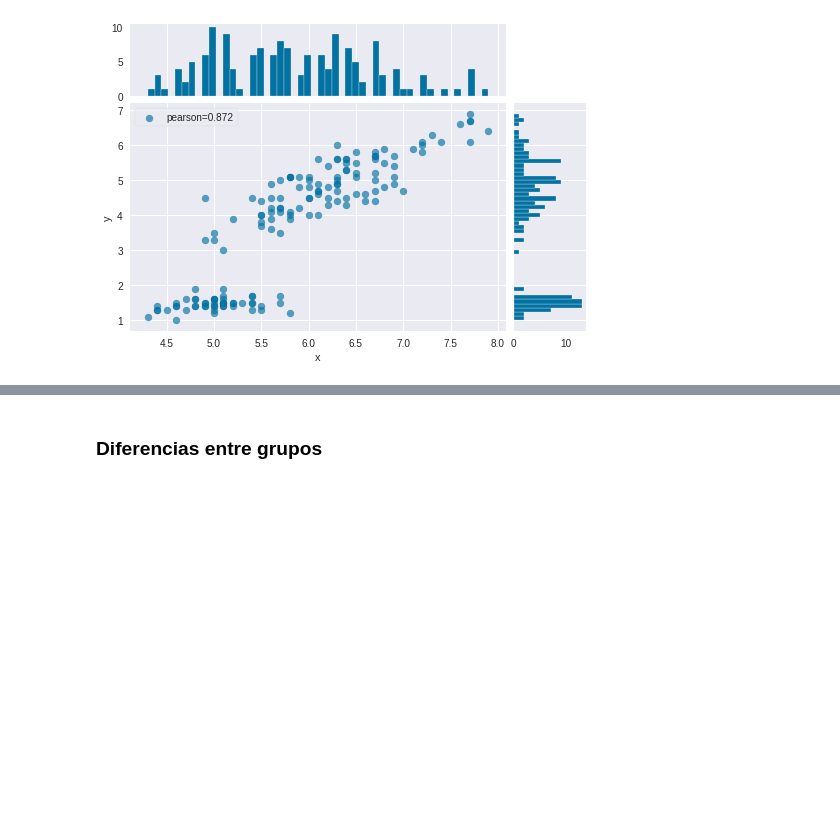
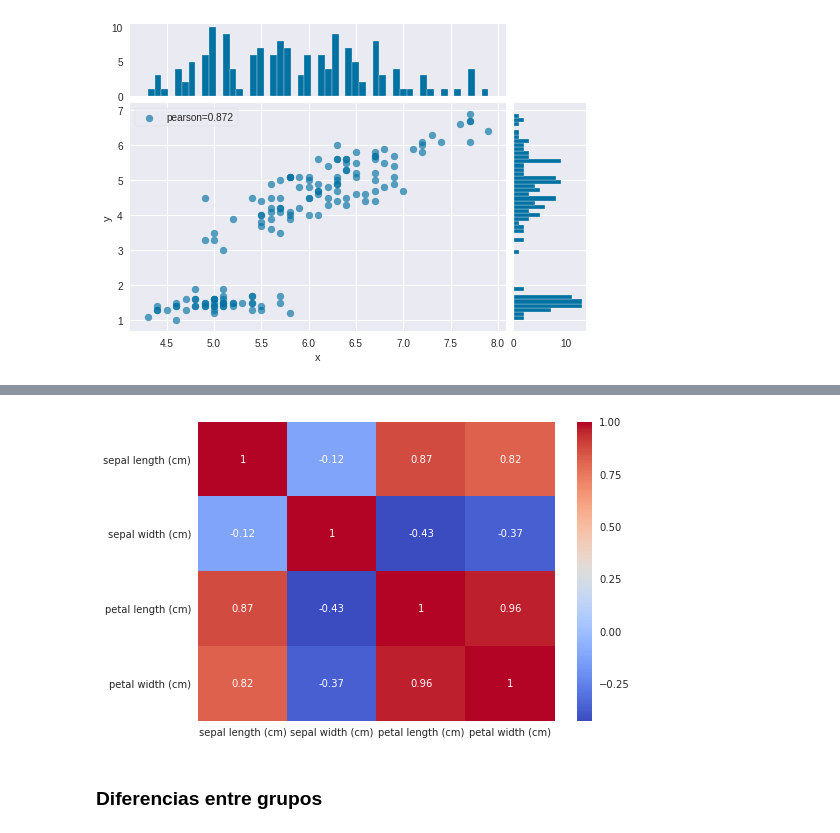
Before and after one commit to imarranz/eda-course, a Jupyter notebook: ipynb/presentation.ipynb, the cells around one changed output, grey strips where cells are left out. Cells and saved outputs as stored; diff of their text form; code cells hidden in the pictures; blank space fills up the shorter version.

```diff
--- a/ipynb/presentation.ipynb
+++ b/ipynb/presentation.ipynb
@@ -220,3 +232,8 @@ TABLA: Correlación entre variables.
+# %%
+sns.heatmap(df.corr(), cmap = 'coolwarm', annot = True)
+plt.show()
+# %% [output]
+[figure, added]
 # %% [markdown]
 ### Diferencias entre grupos
 # %% [markdown]
```
Also changed, not shown: parts of 58 cells of this notebook, 1 other file.
